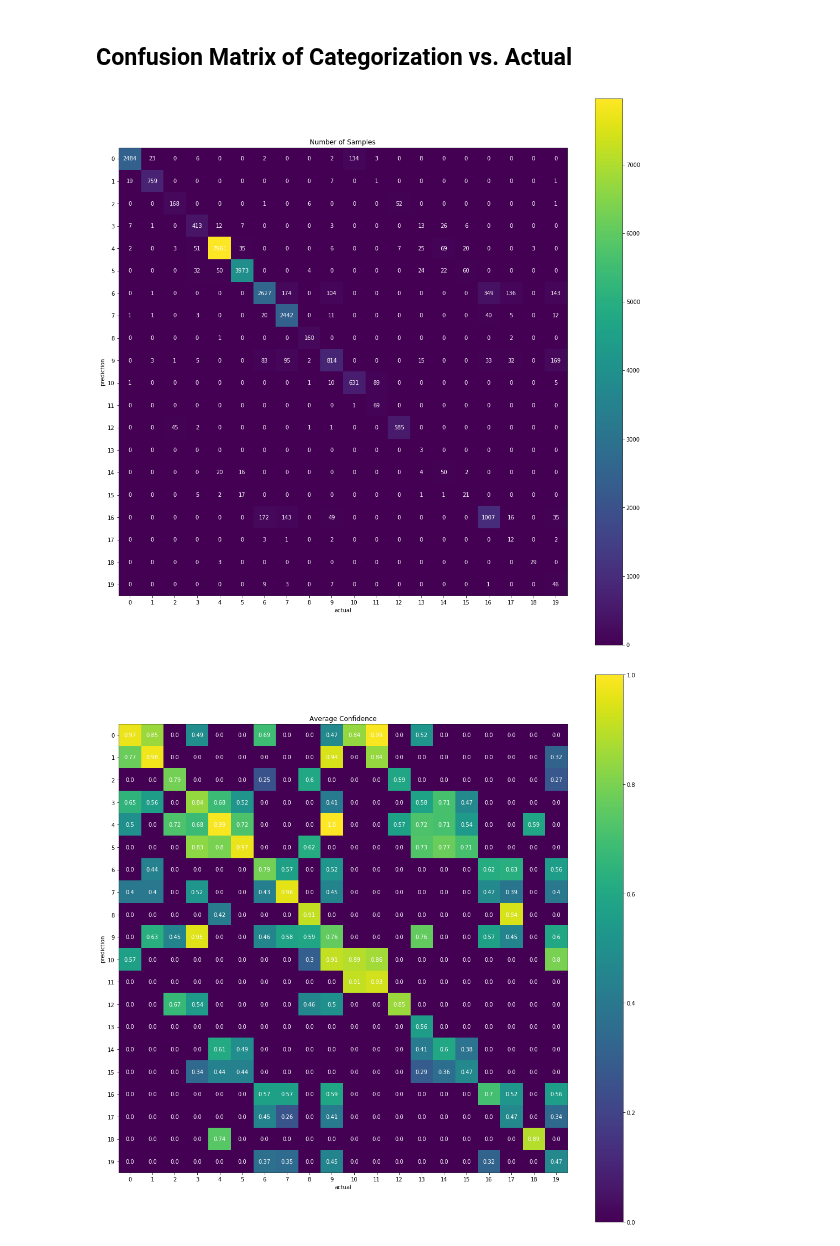
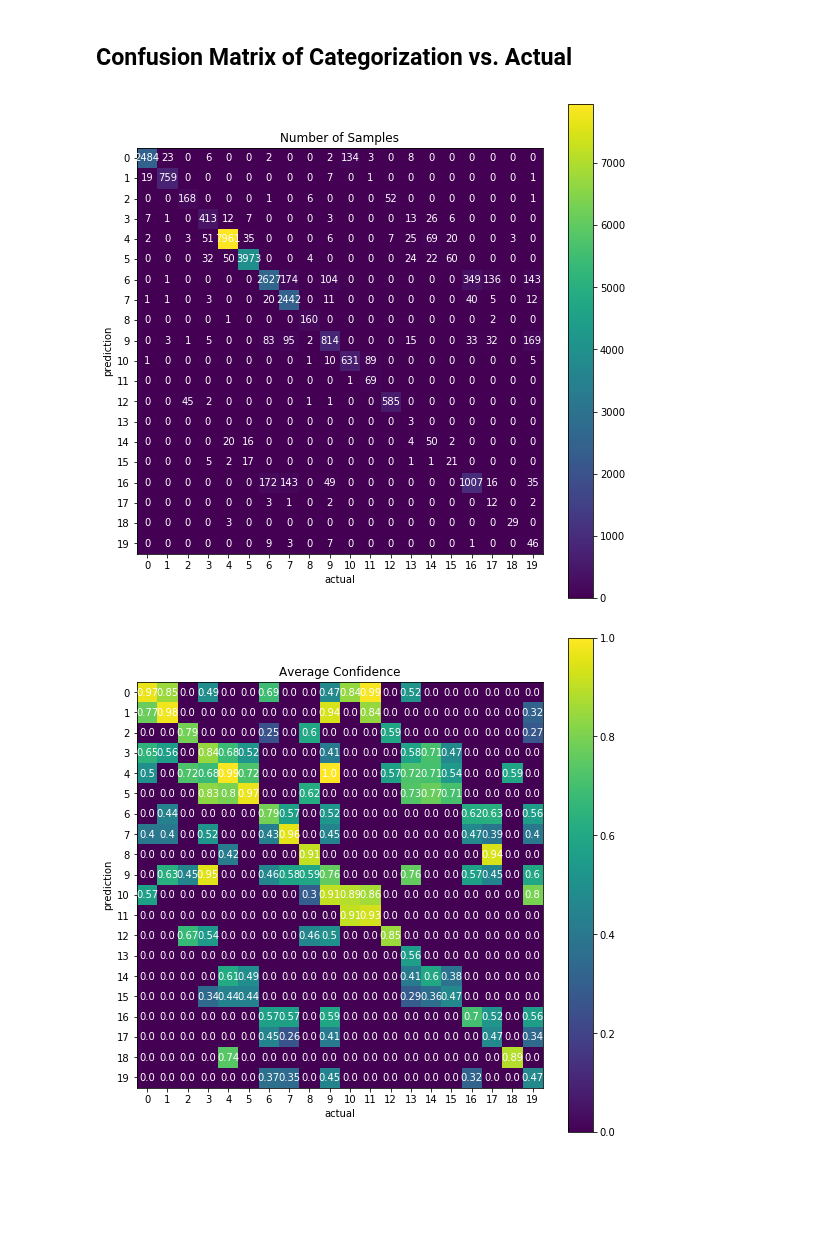
Before and after one commit to muleejmx/seti-binary-classifier, a Jupyter notebook: Write-up.ipynb, the cells around one changed output. Drawn from its saved outputs; the diff is of its cells as text; code cells hidden in the pictures; blank space fills up the shorter version.

```diff
--- a/Write-up.ipynb
+++ b/Write-up.ipynb
@@ -67,0 +72,30 @@ min confidence: 0.0
+# %%
+def histoPlotClass(f, c):
+    """
+    f: csv file containing the predicted probabilities of
+    each class for all test samples.
+
+    returns a histogram of the confidence that class C
+    was predicted (only plot points in which case class
+    C was determined to be the most probable class).
+    """
+    with open(f, 'rt') as fi:
+        reader = csv.reader(fi)
+        data = list(reader)
+    fi.close()
+
+    data = np.array([d[1:] for d in data][1:]).astype(np.float)
+    data_list = data.tolist()
+    maximums = [max(l) for l in data]
+    classes = [d.index(m) for d, m in zip(data_list, maximums)]
+
+    hist_dict = {}
+    for key, val in zip(classes, maximums):
+        hist_dict[key] = hist_dict.get(key, []) + [val]
+
+    plt.hist(hist_dict[c], bins = np.linspace(0, 1, 101))
+    plt.title("Histogram of Confidence Probabilities // Class " + str(c))
+    plt.show()
+# %%
+for x in range(20):
+    histoPlotClass(f, x)
@@ -189,7 +237,7 @@ def conf_mat(f, labels):
             if conf_arr2[x][y] > 0:
                 conf_arr2[x][y] = round(conf_arr2[x][y] / conf_arr[x][y], 2)
 
-    fig = plt.figure(figsize=(40,40))
+    fig = plt.figure(figsize=(20,20))
     plt.clf()
     ax = fig.add_subplot(221)
     ax.set_aspect(1)
@@ -212,36 +260,38 @@ def conf_mat(f, labels):
     plt.ylabel('prediction')
     plt.title('Number of Samples')
 
+#     plt.savefig('./ConfusionMatrixNumSamples.png')
     plt.show()
 
-    fig = plt.figure(figsize=(40,40))
+    fig = plt.figure(figsize=(20,20))
 
     plt.clf()
     ax = fig.add_subplot(221)
 
     ax.set_aspect(1)
     res = ax.imshow(np.array(conf_arr2), cmap=plt.cm.viridis,
                     interpolation='nearest')
 
     width, height = np.array(conf_arr2).shape
 
     for x in range(width):
         for y in range(height):
             ax.annotate(str(conf_arr2[x][y]), xy=(y, x),
                         horizontalalignment='center',
                         verticalalignment='center',
                         color='white')
 
     cb = fig.colorbar(res)
     plt.xticks(np.arange(0, 20, 1.0))
     plt.yticks(np.arange(0, 20, 1.0))
     plt.xlabel('actual')
     plt.ylabel('prediction')
     plt.title('Average Confidence')
 
+#     plt.savefig('./ConfusionMatrixAvgConf.png')
     plt.show()
 
 conf_mat(f, labels)
 # %% [output]
-[figure, old version]
+[figure, new version]
-[figure, old version]
+[figure, new version]
```
Also changed, not shown: parts of 6 cells of this notebook.
